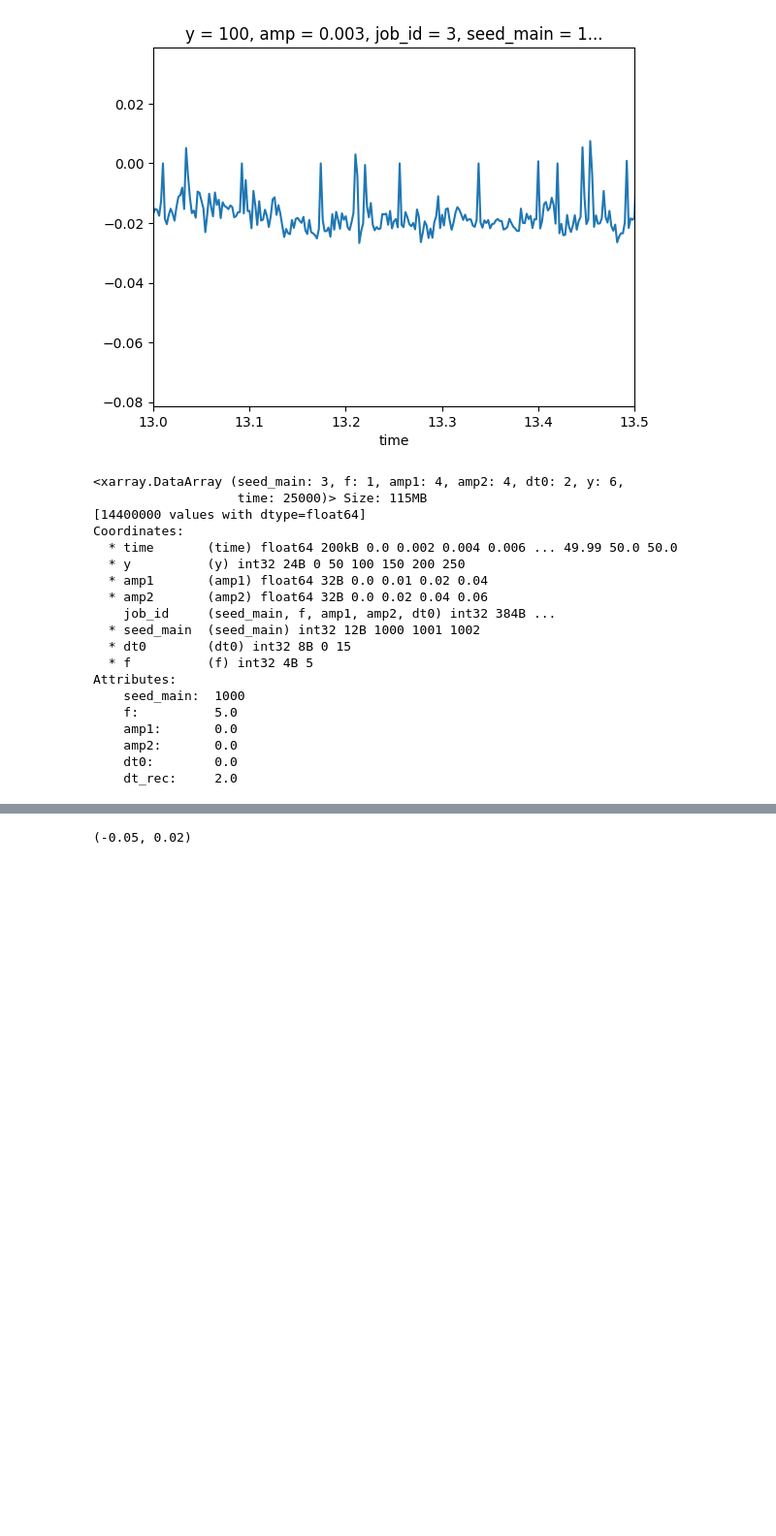
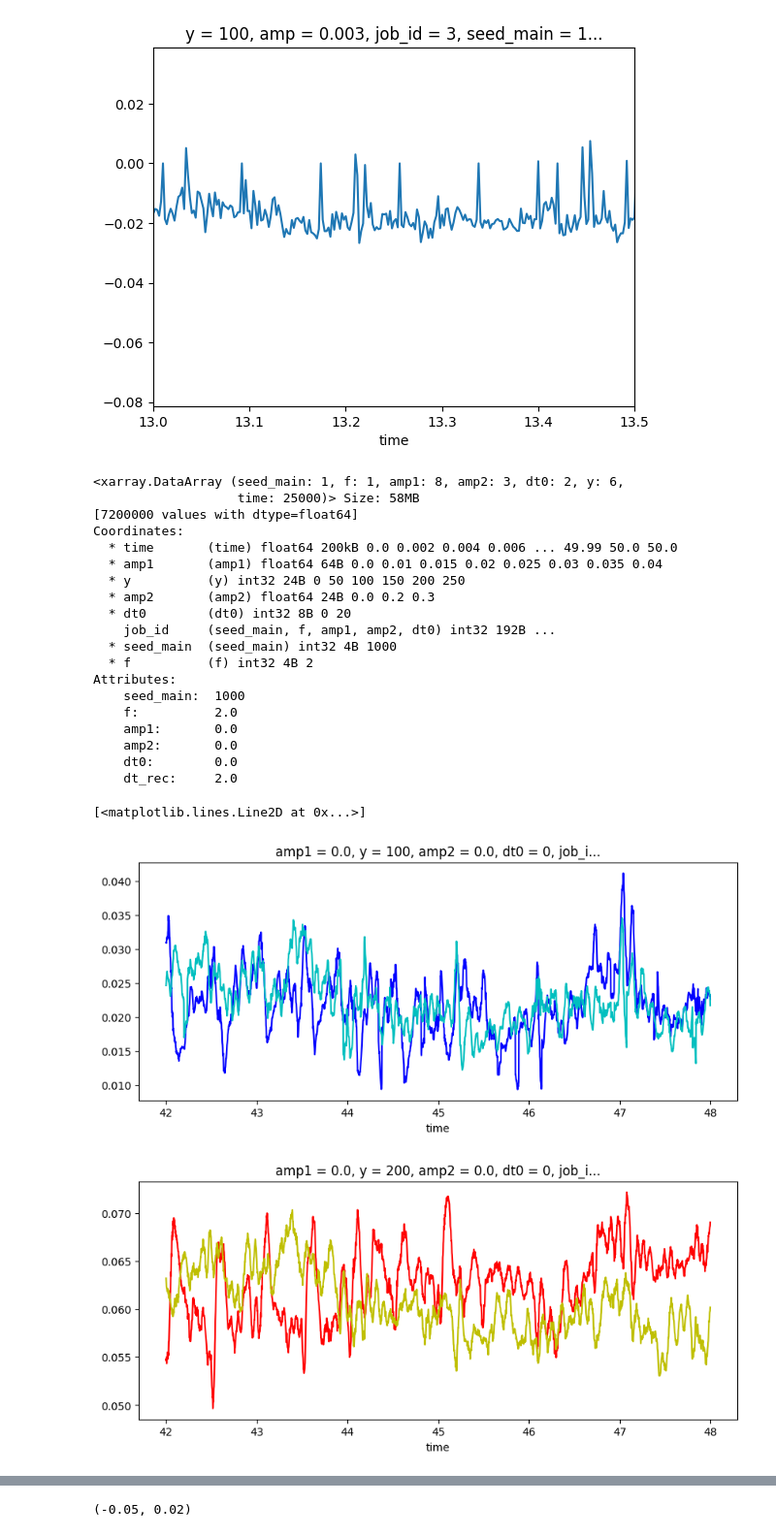
Before and after one commit to niknovikov19/A1-OUinp, a Jupyter notebook: dev_scratch/misc.ipynb, the cells around one changed output, grey strips where cells are left out. Shown at 97% size. Saved outputs shown, nothing was run; the diff lists cells and outputs as text; code cells hidden in the pictures; blank space fills up the shorter version.

Commit message:
Update 2-pulse analyis

```diff
--- a/dev_scratch/misc.ipynb
+++ b/dev_scratch/misc.ipynb
@@ -125,28 +125,59 @@ plt.xlim(13, 13.5)
 [figure]
 # %%
 fpath_in = (
-    dirpath_root /
-    'dev_scratch/artifacts/net_2pulses_var_seed_f_amps_dt0/exp_L2_nseed_3_f_5_amp1_0_0.04_4_amp2_0_0.06_4_dt0_0_15_t_5.0_50.0_lfp_0_300_50_ictrl_wmult_0.25_ee_0.5_2pulse_IT2_NGF2_d_20_c_25_r_1000_0_t0_5000_jit_0_tlast_45000.0/lfp_xr_combined.nc'
+    dirpath_root / 'dev_scratch/artifacts/net_2pulses_var_seed_f_amps_dt0' /
+    #'exp_L2_nseed_1_f_5_amp1_0_0.04_4_amp2_0_0.3_3_dt0_0_20_t_5.0_50.0_lfp_0_300_50_ictrl_ee5_efb10_wmult_0.25_ee_0.5_2pulse_IT2_AMPA_PV2_NMDA_d_20_c_25_r_1000_0_t0_5000_jit_0_tlast_45000.0'
+    'exp_L2_nseed_1_f_2_amp1_0_0.04_8_amp2_0_0.3_3_dt0_0_20_t_5.0_50.0_lfp_0_300_50_ictrl_ee5_efb10_wmult_0.25_ee_0.5_2pulse_IT2_AMPA_PV2_NMDA_d_20_c_25_r_1000_0_t0_5000_jit_0_tlast_45000.0'
+    / 'lfp_xr_combined.nc'
+    #/ 'rates_xr_combined.nc'
 )
 X = xr.open_dataarray(fpath_in)
 X
 # %% [output]
-<xarray.DataArray (seed_main: 3, f: 1, amp1: 4, amp2: 4, dt0: 2, y: 6,
-                   time: 25000)> Size: 115MB
-[14400000 values with dtype=float64]
+<xarray.DataArray (seed_main: 1, f: 1, amp1: 8, amp2: 3, dt0: 2, y: 6,
+                   time: 25000)> Size: 58MB
+[7200000 values with dtype=float64]
 Coordinates:
   * time       (time) float64 200kB 0.0 0.002 0.004 0.006 ... 49.99 50.0 50.0
+  * amp1       (amp1) float64 64B 0.0 0.01 0.015 0.02 0.025 0.03 0.035 0.04
   * y          (y) int32 24B 0 50 100 150 200 250
-  * amp1       (amp1) float64 32B 0.0 0.01 0.02 0.04
-  * amp2       (amp2) float64 32B 0.0 0.02 0.04 0.06
-    job_id     (seed_main, f, amp1, amp2, dt0) int32 384B ...
-  * seed_main  (seed_main) int32 12B 1000 1001 1002
-  * dt0        (dt0) int32 8B 0 15
-  * f          (f) int32 4B 5
+  * amp2       (amp2) float64 24B 0.0 0.2 0.3
+  * dt0        (dt0) int32 8B 0 20
+    job_id     (seed_main, f, amp1, amp2, dt0) int32 192B ...
+  * seed_main  (seed_main) int32 4B 1000
+  * f          (f) int32 4B 2
 Attributes:
     seed_main:  1000
-    f:          5.0
+    f:          2.0
     amp1:       0.0
     amp2:       0.0
     dt0:        0.0
     dt_rec:     2.0
+# %%
+t0 = 42
+T = 6
+x0 = X.isel(seed_main=0, f=0, dt0=0, amp1=0, amp2=0)
+x = X.isel(seed_main=0, f=0, dt0=0, amp1=, amp2=-1)
+
+x = x.sel(time=slice(t0, t0 + T))
+x0 = x0.sel(time=slice(t0, t0 + T))
+
+win = 19
+x = x.rolling(time=win, center=True, min_periods=1).mean()
+x0 = x0.rolling(time=win, center=True, min_periods=1).mean()
+
+#sel1, sel2 = {'pop': 'IT2'}, {'pop': 'PV2'}
+sel1, sel2 = {'y': 100}, {'y': 200}
+
+plt.figure(figsize=(10, 4))
+(x.sel(**sel1) * 1).plot(color='b')
+(x0.sel(**sel1) * 1).plot(color='c')
+#plt.ylim(0, 20)
+plt.figure(figsize=(10, 4))
+(x.sel(**sel2) / 1).plot(color='r')
+(x0.sel(**sel2) / 1).plot(color='y')
+#plt.ylim(0, 20)
+# %% [output]
+[<matplotlib.lines.Line2D at 0x...>]
+[figure, added]
+[figure, added]
```
Also changed, not shown: parts of 4 cells of this notebook, 3 other files.
